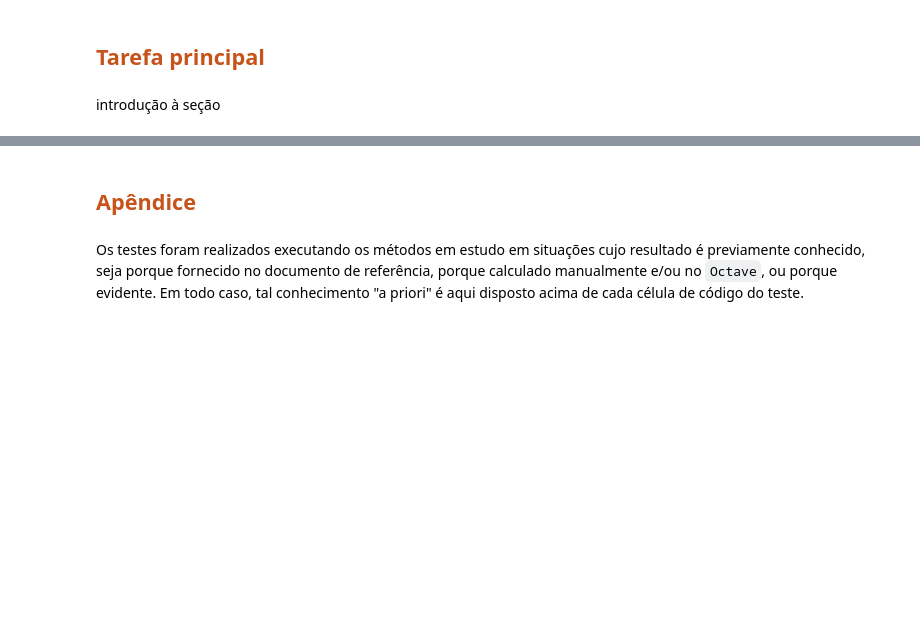
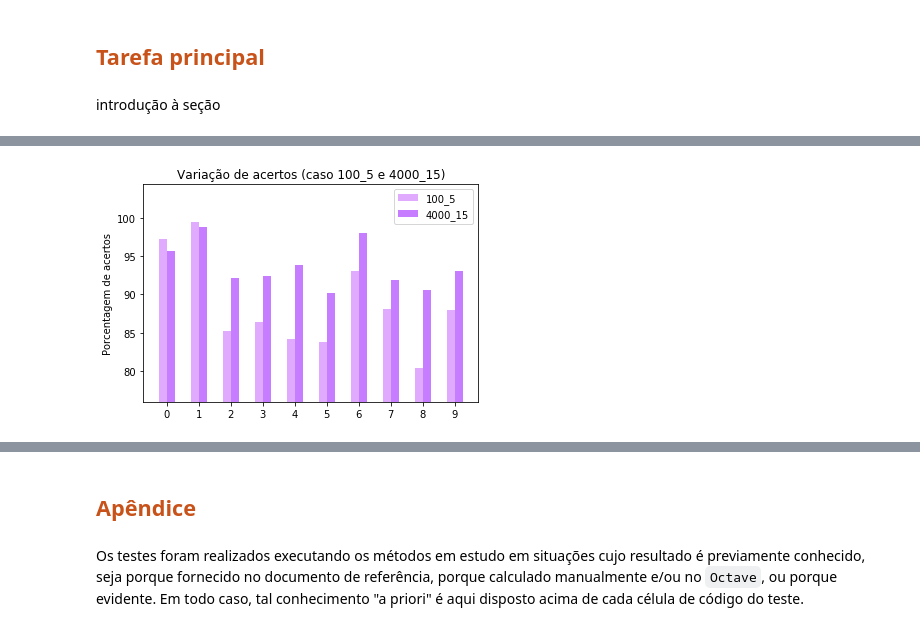
Before and after one commit to fredgrub/ep-digitos, a Jupyter notebook: EP - dígitos.ipynb, the cells around one changed output, grey strips where cells are left out. Drawn from its saved outputs; the diff is of its cells as text; code cells hidden in the pictures; blank space fills up the shorter version.

```diff
--- a/EP - dígitos.ipynb
+++ b/EP - dígitos.ipynb
@@ -372,0 +554,11 @@ def display(col):
+# %%
+def get_data1(ndig, p):
+    report = "reports/report_{}_{}.txt".format(ndig, p)
+
+    with open(report, "r", encoding="utf-8") as f:
+        lines = f.read().replace('\n', ' ')
+        matched = re.findall('[0-9]+\.[0-9]+', lines)
+        matched = matched[1:]
+        for index in range(len(matched)):
+            matched[index] = float(matched[index])
+        return matched
@@ -372,0 +614,26 @@ def display(col):
+# %%
+def compare_casos(ndig1, p1, ndig2, p2):
+    fig1, ax1 = plt.subplots()
+
+    caso1 = get_data1(ndig1,p1)
+    caso2 = get_data1(ndig2,p2)
+
+    labels = ['0','1','2','3','4','5','6','7','8','9']
+    x = np.arange(len(labels))  # the label locations
+    width = 0.25
+
+    rects1 = ax1.bar(x - width/2, caso1, width, label='{}_{}'.format(ndig1,p1), fc='#e0aaff')
+    rects2 = ax1.bar(x + width/2, caso2, width, label='{}_{}'.format(ndig2,p2), fc='#c77dff')
+
+    ax1.set_ylabel('Porcentagem de acertos')
+    ax1.set_title('Variação de acertos (caso {}_{} e {}_{})'.format(ndig1, p1, ndig2, p2))
+    ax1.set_ylim(ymin=76)
+    ax1.set_xticks(x)
+    ax1.set_xticklabels(labels)
+
+    ax1.legend(loc=1)
+    plt.savefig('figuras/acertos-{}_{}-{}_{}.png'.format(ndig1, p1, ndig2, p2), dpi=150)
+    plt.show()
+compare_casos(100, 5, 4000, 15)
+# %% [output]
+[figure, added]
```
Also changed, not shown: parts of 25 cells of this notebook, 5 other files.
